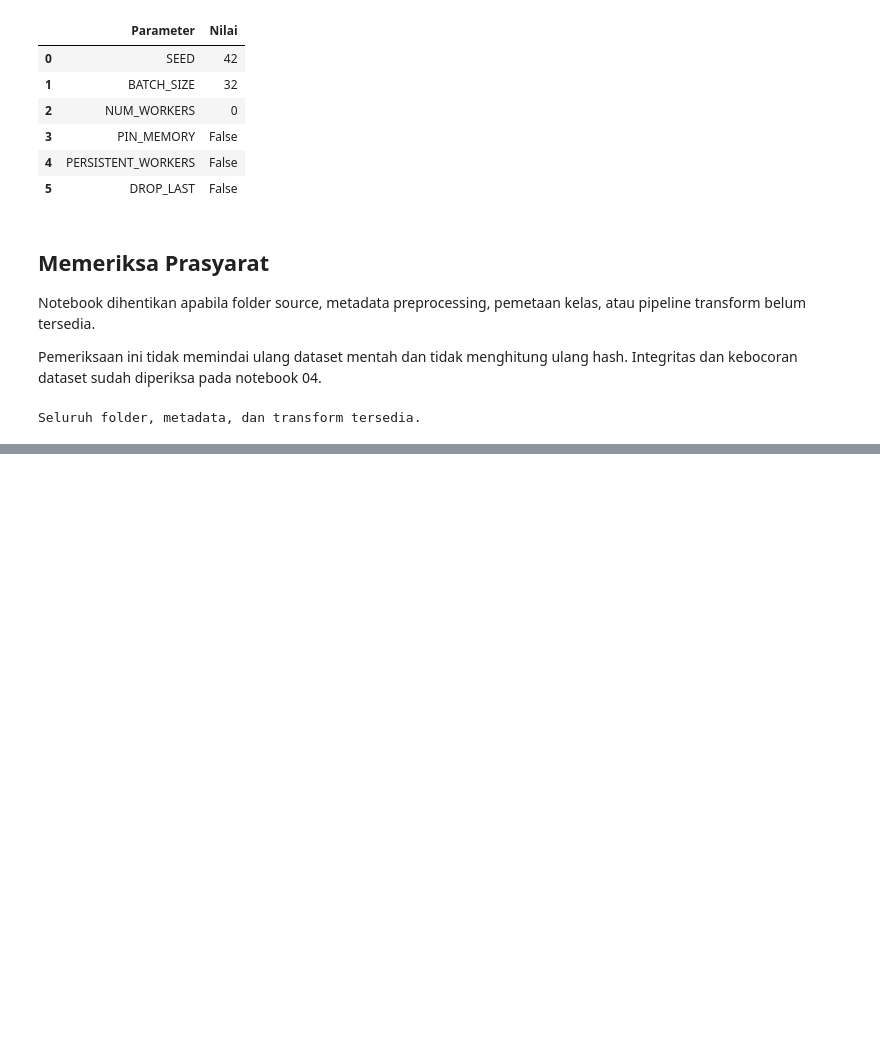
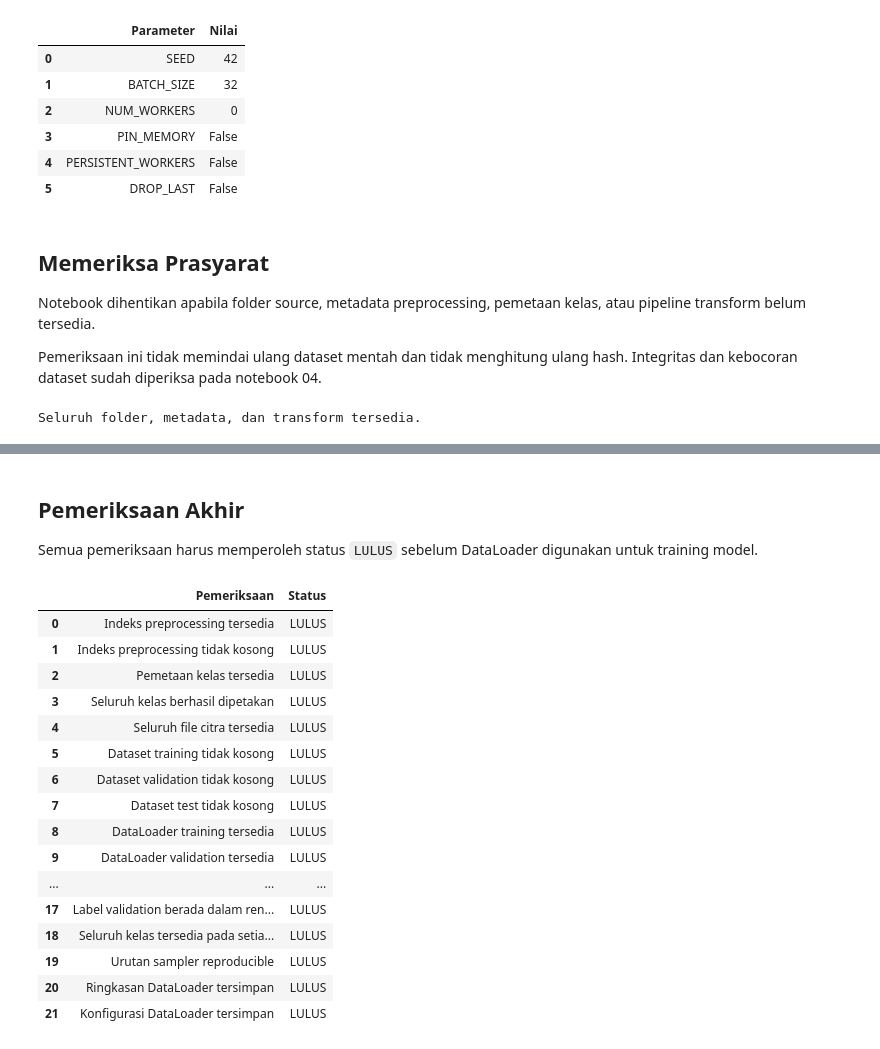
Before and after one commit to julian34/cloud-classification, a Jupyter notebook: notebooks/06_dataloader.ipynb, the cells around one changed output, grey strips where cells are left out. Drawn from its saved outputs; the diff is of its cells as text; code cells hidden in the pictures; blank space fills up the shorter version.

```diff
--- a/notebooks/06_dataloader.ipynb
+++ b/notebooks/06_dataloader.ipynb
@@ -337,0 +1275,25 @@ Seluruh folder, metadata, dan transform tersedia.
+# %%
+train_images, train_labels = next(
+    iter(train_loader)
+)
+
+val_images, val_labels = next(
+    iter(val_loader)
+)
+
+
+print("TRAINING")
+print(f"Shape citra : {tuple(train_images.shape)}")
+print(f"Shape label : {tuple(train_labels.shape)}")
+print(f"Dtype citra : {train_images.dtype}")
+print(f"Dtype label : {train_labels.dtype}")
+print(f"Label min   : {train_labels.min().item()}")
+print(f"Label max   : {train_labels.max().item()}")
+
+print("\nVALIDATION")
+print(f"Shape citra : {tuple(val_images.shape)}")
+print(f"Shape label : {tuple(val_labels.shape)}")
+print(f"Dtype citra : {val_images.dtype}")
+print(f"Dtype label : {val_labels.dtype}")
+print(f"Label min   : {val_labels.min().item()}")
+print(f"Label max   : {val_labels.max().item()}")
@@ -337,0 +1698,5 @@ Seluruh folder, metadata, dan transform tersedia.
+# %% [markdown]
+## Pemeriksaan Akhir
+
+Semua pemeriksaan harus memperoleh status `LULUS` sebelum DataLoader digunakan untuk
+training model.
@@ -337,0 +1797,29 @@ Seluruh folder, metadata, dan transform tersedia.
+# %%
+final_check_df = pd.DataFrame({
+    "Pemeriksaan": final_checks.keys(),
+    "Status": [
+        "LULUS" if passed else "GAGAL"
+        for passed in final_checks.values()
+    ],
+})
+
+
+display(final_check_df)
+# %% [output]
+|  | Pemeriksaan | Status |
+| 0 | Indeks preprocessing tersedia | LULUS |
+| 1 | Indeks preprocessing tidak kosong | LULUS |
+| 2 | Pemetaan kelas tersedia | LULUS |
+| 3 | Seluruh kelas berhasil dipetakan | LULUS |
+| 4 | Seluruh file citra tersedia | LULUS |
+| 5 | Dataset training tidak kosong | LULUS |
+| 6 | Dataset validation tidak kosong | LULUS |
+| 7 | Dataset test tidak kosong | LULUS |
+| 8 | DataLoader training tersedia | LULUS |
+| 9 | DataLoader validation tersedia | LULUS |
+| ... | ... | ... |
+| 17 | Label validation berada dalam ren... | LULUS |
+| 18 | Seluruh kelas tersedia pada setia... | LULUS |
+| 19 | Urutan sampler reproducible | LULUS |
+| 20 | Ringkasan DataLoader tersimpan | LULUS |
+| 21 | Konfigurasi DataLoader tersimpan | LULUS |
```
Also changed, not shown: parts of 42 cells of this notebook, 1 other file.
